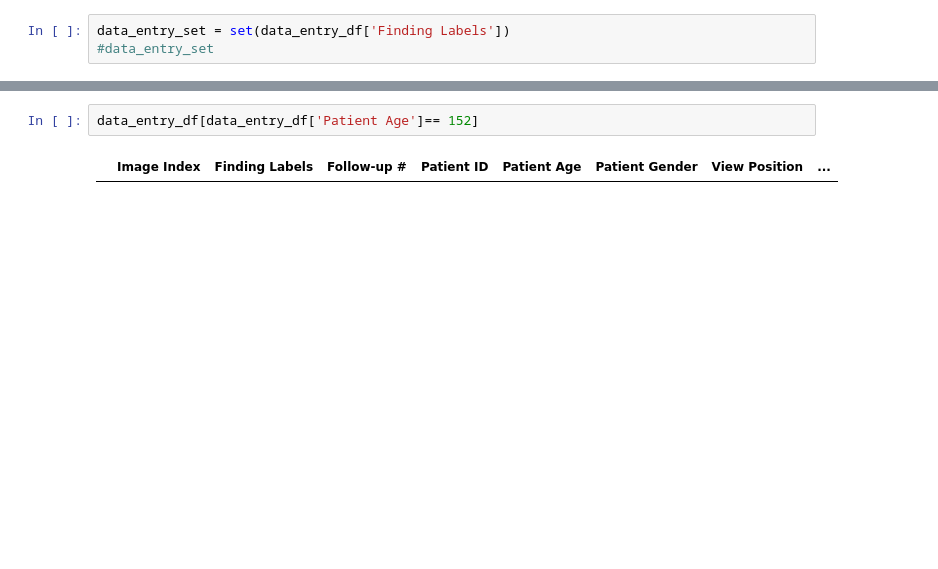
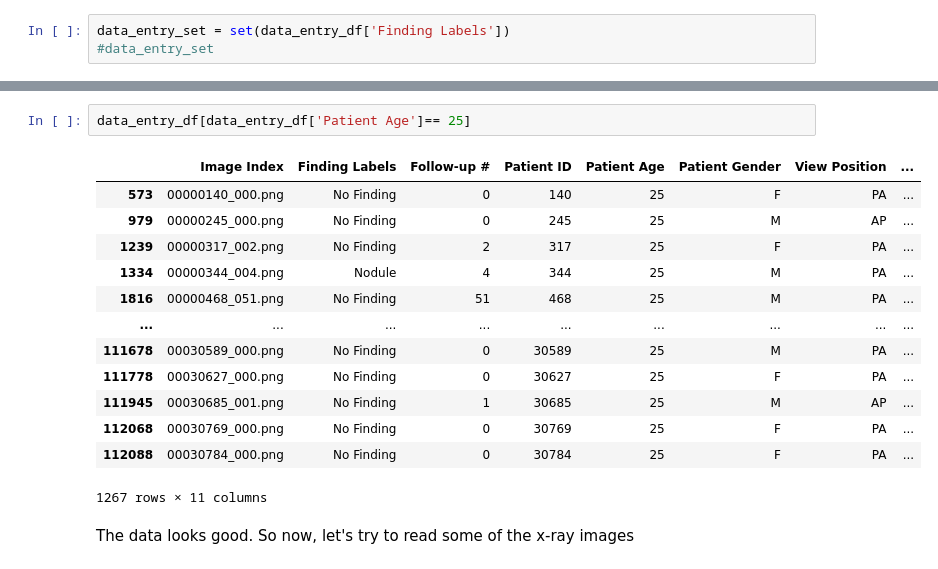
Before and after one commit to mrdchry/NIH-CHEST-XRAY, a Jupyter notebook: NIH-CHEST-XRAY-Model-Building.ipynb, the cells around one changed output, grey strips where cells are left out. Cells and saved outputs as stored; diff of their text form; blank space fills up the shorter version.

```diff
--- a/NIH-CHEST-XRAY-Model-Building.ipynb
+++ b/NIH-CHEST-XRAY-Model-Building.ipynb
@@ -109,4 +70,18 @@ bbox_df.rename(columns={"Bbox [x": "X", "y": "Y", "w": "Width", "h]": "Height"})
 # %%
-data_entry_df[data_entry_df['Patient Age']== 152]
+data_entry_df[data_entry_df['Patient Age']== 25]
 # %% [output]
 |  | Image Index | Finding Labels | Follow-up # | Patient ID | Patient Age | Patient Gender | View Position | ... |
+| 573 | 00000140_000.png | No Finding | 0 | 140 | 25 | F | PA | ... |
+| 979 | 00000245_000.png | No Finding | 0 | 245 | 25 | M | AP | ... |
+| 1239 | 00000317_002.png | No Finding | 2 | 317 | 25 | F | PA | ... |
+| 1334 | 00000344_004.png | Nodule | 4 | 344 | 25 | M | PA | ... |
+| 1816 | 00000468_051.png | No Finding | 51 | 468 | 25 | M | PA | ... |
+| ... | ... | ... | ... | ... | ... | ... | ... | ... |
+| 111678 | 00030589_000.png | No Finding | 0 | 30589 | 25 | M | PA | ... |
+| 111778 | 00030627_000.png | No Finding | 0 | 30627 | 25 | F | PA | ... |
+| 111945 | 00030685_001.png | No Finding | 1 | 30685 | 25 | M | AP | ... |
+| 112068 | 00030769_000.png | No Finding | 0 | 30769 | 25 | F | PA | ... |
+| 112088 | 00030784_000.png | No Finding | 0 | 30784 | 25 | F | PA | ... |
+1267 rows × 11 columns
+# %% [markdown]
+The data looks good. So now, let's try to read some of the x-ray images
```
Also changed, not shown: parts of 13 cells of this notebook, 3 other files.
